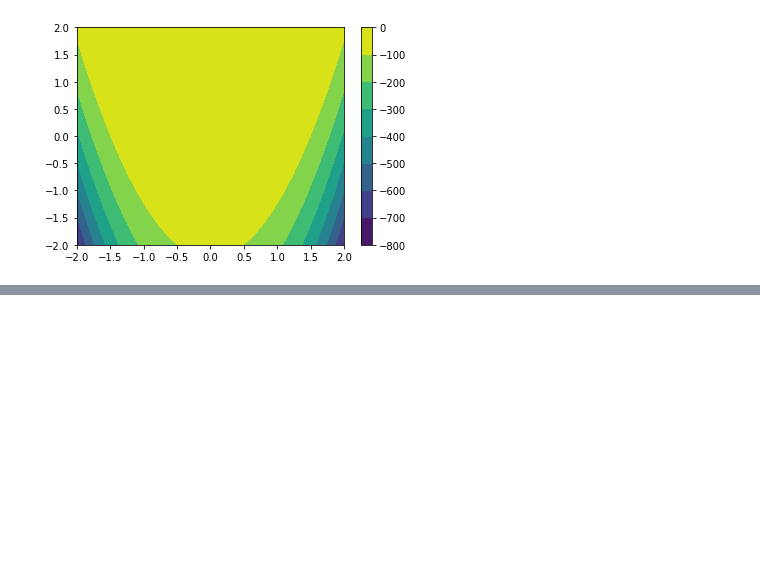
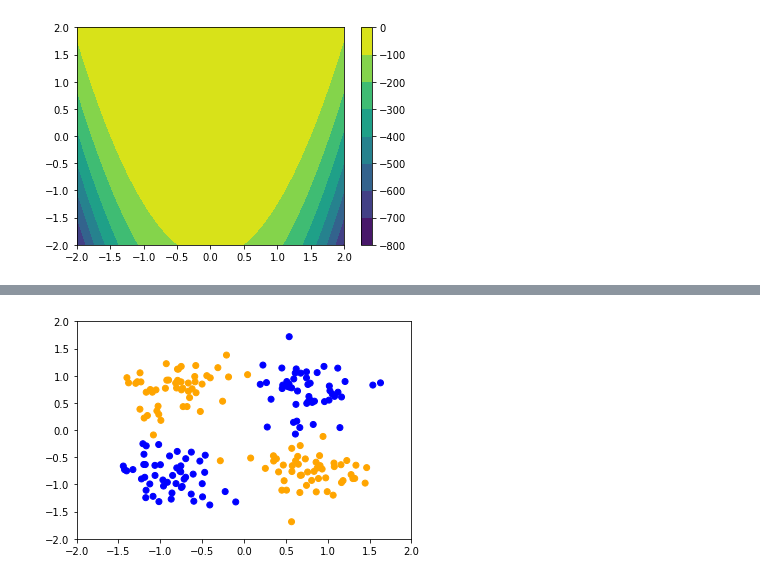
Before and after one commit to PyMLVizard/PyMLViz, a Jupyter notebook: widgets/Widget_targets.ipynb, the cells around one changed output, grey strips where cells are left out. Cells and saved outputs as stored; diff of their text form; code cells hidden in the pictures; blank space fills up the shorter version.

Commit message:
Added MLP widgets and methods. Made small changes to code visibility.

```diff
--- a/widgets/Widget_targets.ipynb
+++ b/widgets/Widget_targets.ipynb
@@ -351,0 +425,29 @@ Figure(axes=[Axis(num_ticks=7, scale=LinearScale(max=2.0, min=-2.0)), Axis(num_t
+# %%
+#<api>
+class MLP_target_XOR (MLP_target):
+    '''Special target for MLP widget. Includes samples from two multivariate normal distributions.'''
+
+    def __init__(self, size=2, mean=[0.8, 0.8], cov=[[0.1, 0.],[0., 0.1]],
+                n_samples_per_class=100):
+        self.size = size
+        mean = np.array(mean)
+        cov = np.array(cov)
+
+        data_samples = np.concatenate((np.random.multivariate_normal(mean, cov, int(n_samples_per_class/2)),\
+                        np.random.multivariate_normal(-mean, cov, int(n_samples_per_class/2)),\
+                        np.random.multivariate_normal(mean*np.array([1,-1]), cov, int(n_samples_per_class/2)),\
+                        np.random.multivariate_normal(mean*np.array([-1,1]), cov, int(n_samples_per_class/2))
+                                      )).T
+        data_classes = np.concatenate((np.ones(n_samples_per_class), np.zeros(n_samples_per_class)))
+
+        # randomly shuffle data
+        permutation = np.random.permutation(data_samples.shape[1])
+        data_samples = data_samples[:,permutation]
+        self.Z = data_classes[permutation]
+        self.X = data_samples[0]
+        self.Y = data_samples[1]
+# %%
+xor = MLP_target_XOR(mean=[0.8, 0.8], cov=[[0.1, 0.],[0., 0.1]],)
+xor.plot()
+# %% [output]
+[figure, added]
```
Also changed, not shown: parts of 4 cells of this notebook, 3 other files.
